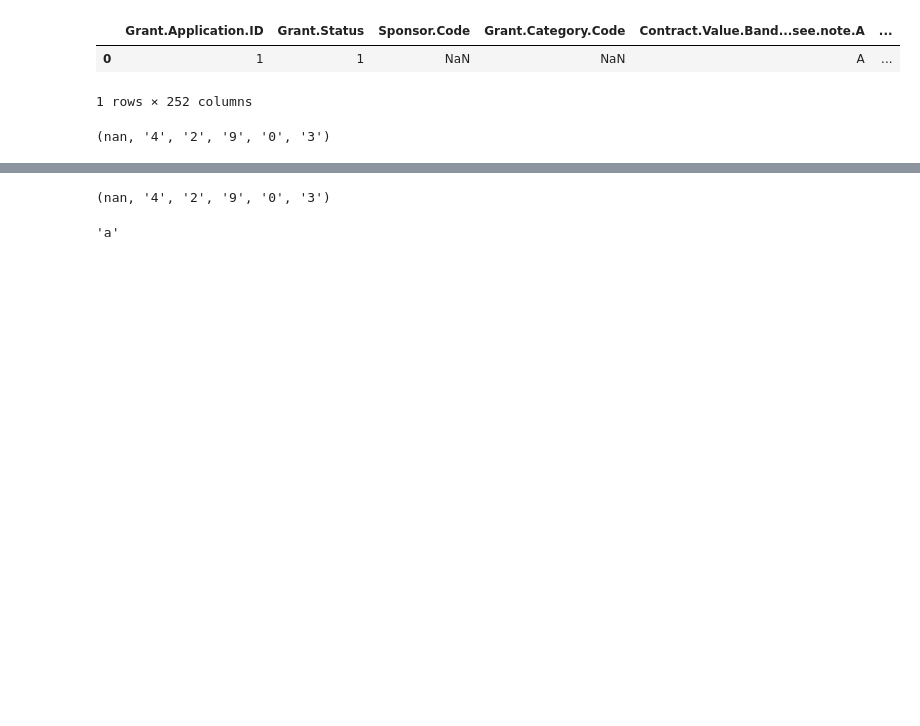
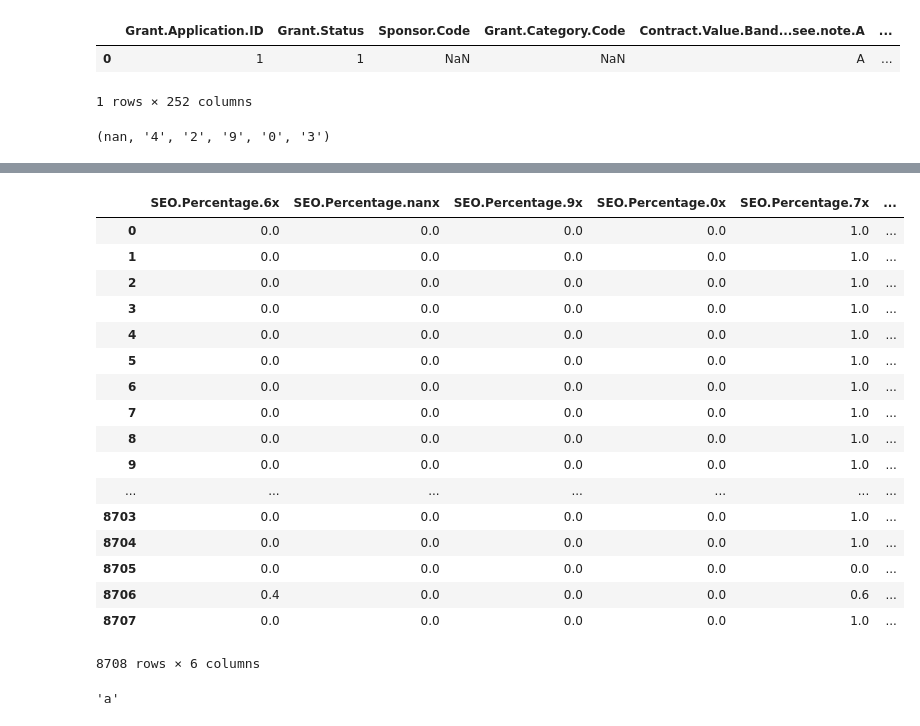
Before and after one commit to maximerihouey/grant_application, a Jupyter notebook: descriptive_analytics_maxime.ipynb, the cells around one changed output, grey strips where cells are left out. Saved outputs shown, nothing was run; the diff lists cells and outputs as text; code cells hidden in the pictures; blank space fills up the shorter version.

```diff
--- a/descriptive_analytics_maxime.ipynb
+++ b/descriptive_analytics_maxime.ipynb
@@ -466,7 +469,25 @@ rfcd_df
-# %%
-rcfd_codes_unique
-# %% [output]
-(nan, '4', '2', '9', '0', '3')
+# %%
+seo_codes_unique, seo_df = build_rfcd_aggregation(data, "SEO.Code.", "SEO.Percentage.", 5, 1)
+seo_df
+# %% [output]
+|  | SEO.Percentage.6x | SEO.Percentage.nanx | SEO.Percentage.9x | SEO.Percentage.0x | SEO.Percentage.7x | ... |
+| 0 | 0.0 | 0.0 | 0.0 | 0.0 | 1.0 | ... |
+| 1 | 0.0 | 0.0 | 0.0 | 0.0 | 1.0 | ... |
+| 2 | 0.0 | 0.0 | 0.0 | 0.0 | 1.0 | ... |
+| 3 | 0.0 | 0.0 | 0.0 | 0.0 | 1.0 | ... |
+| 4 | 0.0 | 0.0 | 0.0 | 0.0 | 1.0 | ... |
+| 5 | 0.0 | 0.0 | 0.0 | 0.0 | 1.0 | ... |
+| 6 | 0.0 | 0.0 | 0.0 | 0.0 | 1.0 | ... |
+| 7 | 0.0 | 0.0 | 0.0 | 0.0 | 1.0 | ... |
+| 8 | 0.0 | 0.0 | 0.0 | 0.0 | 1.0 | ... |
+| 9 | 0.0 | 0.0 | 0.0 | 0.0 | 1.0 | ... |
+| ... | ... | ... | ... | ... | ... | ... |
+| 8703 | 0.0 | 0.0 | 0.0 | 0.0 | 1.0 | ... |
+| 8704 | 0.0 | 0.0 | 0.0 | 0.0 | 1.0 | ... |
+| 8705 | 0.0 | 0.0 | 0.0 | 0.0 | 0.0 | ... |
+| 8706 | 0.4 | 0.0 | 0.0 | 0.0 | 0.6 | ... |
+| 8707 | 0.0 | 0.0 | 0.0 | 0.0 | 1.0 | ... |
+8708 rows × 6 columns
 # %%
 rfcd_df
 # %% [output]
```
Also changed, not shown: parts of 5 cells of this notebook, 1 other file.
